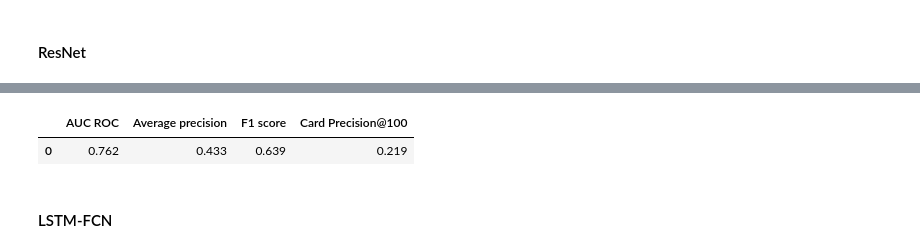
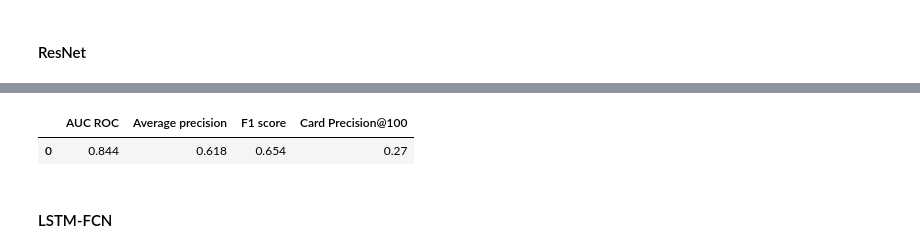
Before and after one commit to MarcinChamera/mgr-anomaly-ts-xai, a Jupyter notebook: tsai/tsai_sweeps-first_steps/tsai-available_models_overview.ipynb, the cells around one changed output, grey strips where cells are left out. Cells and saved outputs as stored; diff of their text form; code cells hidden in the pictures.

```diff
--- a/tsai/tsai-available_models_overview.ipynb
+++ b/tsai/tsai_sweeps-first_steps/tsai-available_models_overview.ipynb
@@ -195,8 +309,8 @@ learn.fit_one_cycle(1)
 # %%
 valid_dl = learn.dls.valid
-valid_probas, valid_targets, valid_preds = learn.get_preds(dl=valid_dl, with_decoded=True)
+valid_predictions_logits = get_predictions_sequential(learn.model.cuda(), dls.valid)
 predictions_df = valid_df
-predictions_df['predictions'] = valid_preds
+predictions_df['predictions'] = torch.nn.Sigmoid()(torch.FloatTensor(valid_predictions_logits)).numpy()
 
 performance_df = performance_assessment_f1_included(predictions_df, top_k_list=[100])
 performance_df
@@ -205,5 +318,5 @@ performance_df
 |  | AUC ROC | Average precision | F1 score | Card Precision@100 |
-| 0 | 0.762 | 0.433 | 0.639 | 0.219 |
+| 0 | 0.844 | 0.618 | 0.654 | 0.27 |
 # %% [markdown]
 #### LSTM-FCN
 # %%
```
Also changed, not shown: parts of 63 cells of this notebook, 2 other files.
